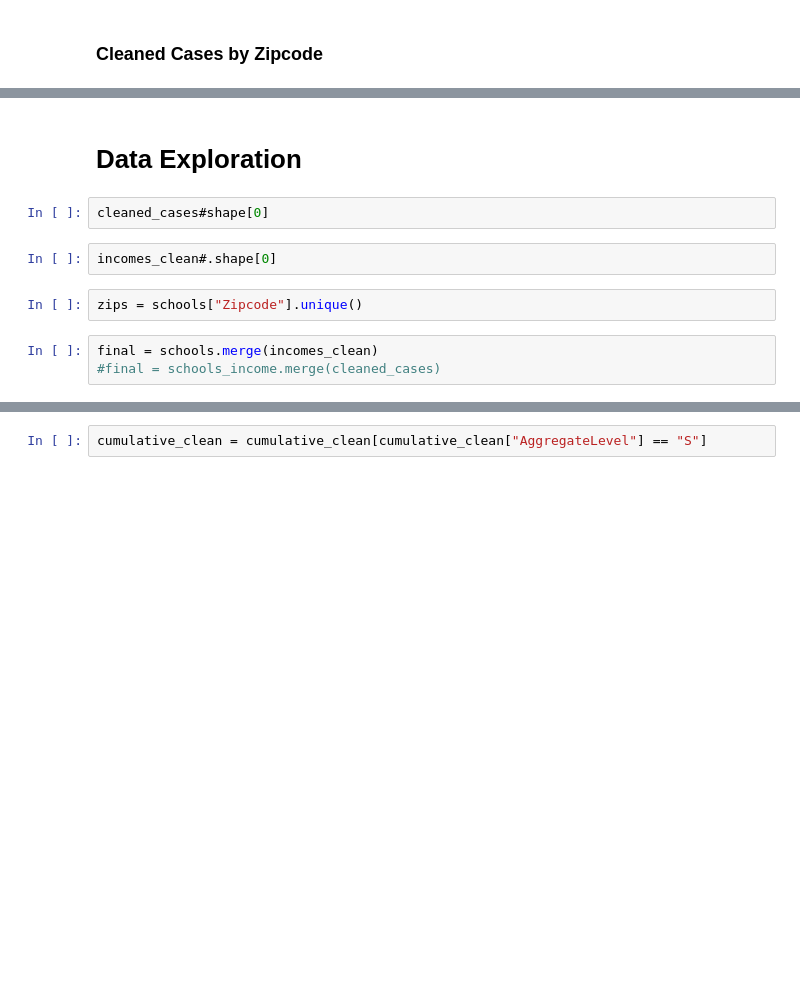
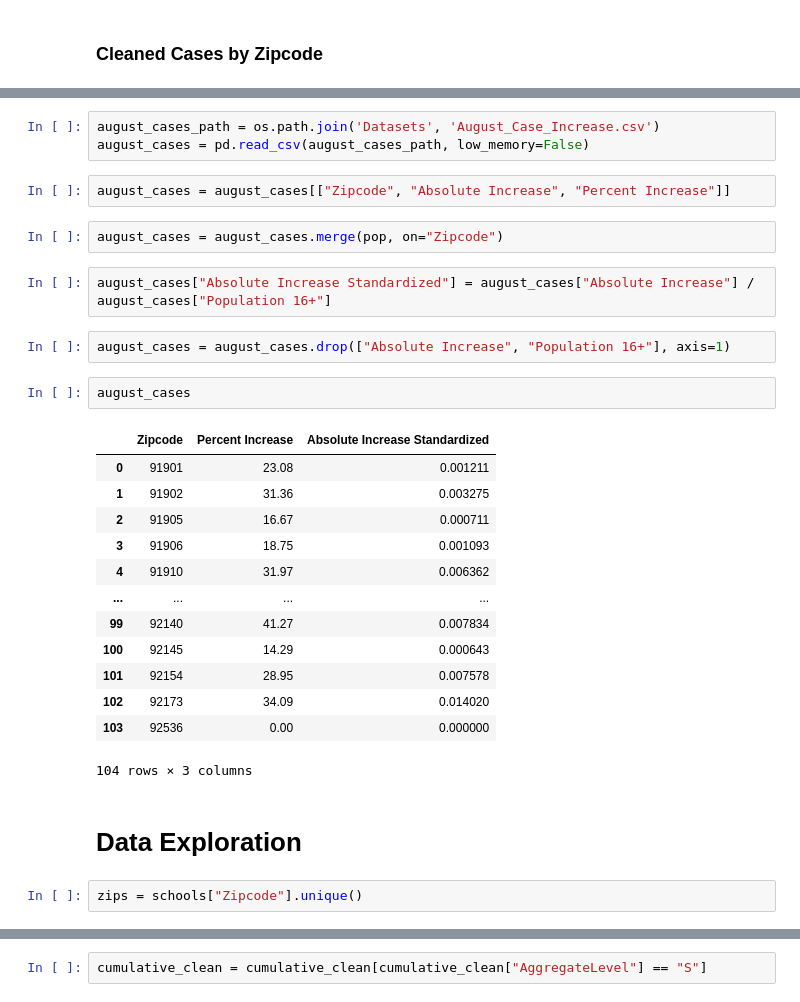
Before and after one commit to renaldyh27/COVID-Cool-for-School, a Jupyter notebook: Everything Cleaned.ipynb, the cells around one changed output, grey strips where cells are left out. Cells and saved outputs as stored; diff of their text form; blank space fills up the shorter version.

```diff
--- a/Everything Cleaned.ipynb
+++ b/Everything Cleaned.ipynb
@@ -251,11 +247,31 @@ cleaned_cases
+# %%
+august_cases_path = os.path.join('Datasets', 'August_Case_Increase.csv')
+august_cases = pd.read_csv(august_cases_path, low_memory=False)
+# %%
+august_cases = august_cases[["Zipcode", "Absolute Increase", "Percent Increase"]]
+# %%
+august_cases = august_cases.merge(pop, on="Zipcode")
+# %%
+august_cases["Absolute Increase Standardized"] = august_cases["Absolute Increase"] / august_cases["Population 16+"]
+# %%
+august_cases = august_cases.drop(["Absolute Increase", "Population 16+"], axis=1)
+# %%
+august_cases
+# %% [output]
+|  | Zipcode | Percent Increase | Absolute Increase Standardized |
+| 0 | 91901 | 23.08 | 0.001211 |
+| 1 | 91902 | 31.36 | 0.003275 |
+| 2 | 91905 | 16.67 | 0.000711 |
+| 3 | 91906 | 18.75 | 0.001093 |
+| 4 | 91910 | 31.97 | 0.006362 |
+| ... | ... | ... | ... |
+| 99 | 92140 | 41.27 | 0.007834 |
+| 100 | 92145 | 14.29 | 0.000643 |
+| 101 | 92154 | 28.95 | 0.007578 |
+| 102 | 92173 | 34.09 | 0.014020 |
+| 103 | 92536 | 0.00 | 0.000000 |
+104 rows × 3 columns
 # %% [markdown]
 # Data Exploration
-# %%
-cleaned_cases#shape[0]
-# %%
-incomes_clean#.shape[0]
 # %%
 zips = schools["Zipcode"].unique()
-# %%
-final = schools.merge(incomes_clean)
-#final = schools_income.merge(cleaned_cases)
```
Also changed, not shown: parts of 29 cells of this notebook, 2 other files.
